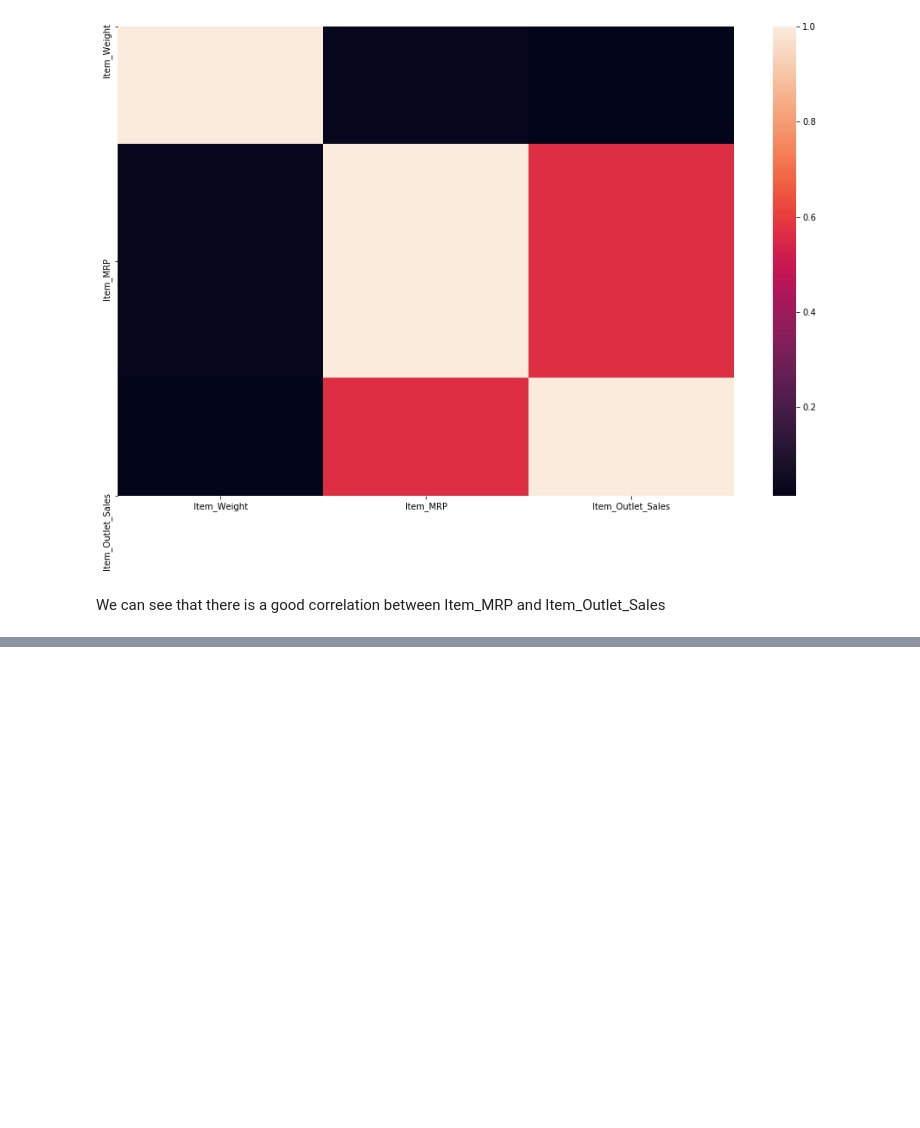
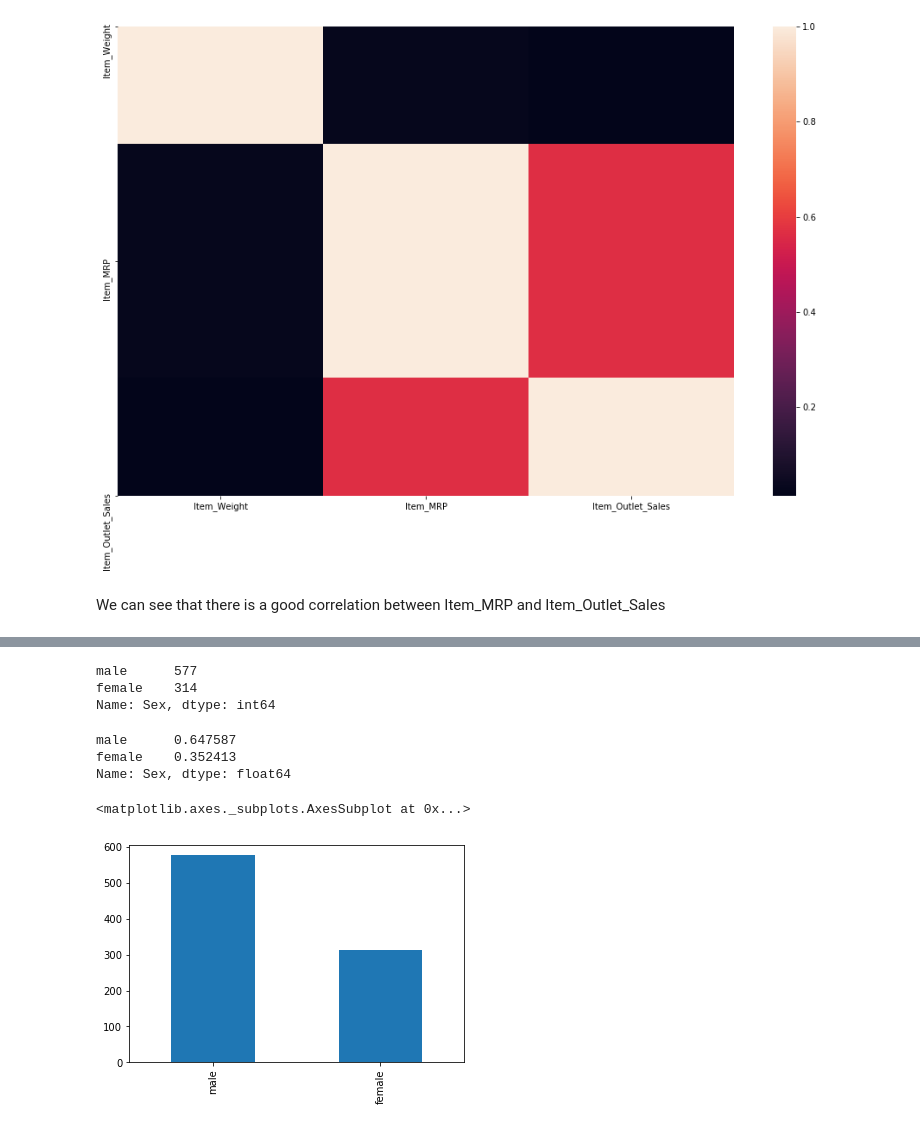
Before and after one commit to sntshred/DataScience, a Jupyter notebook: Operators.ipynb, the cells around one changed output, grey strips where cells are left out. Saved outputs shown, nothing was run; the diff lists cells and outputs as text; code cells hidden in the pictures; blank space fills up the shorter version.

```diff
--- a/Operators.ipynb
+++ b/Operators.ipynb
@@ -1475,0 +1735,2 @@ We can see that there is a good correlation between Item_MRP and Item_Outlet_Sal
+# %%
+file = pd.read_csv('./iris/train.csv')
@@ -1475,0 +1773,22 @@ We can see that there is a good correlation between Item_MRP and Item_Outlet_Sal
+# %%
+# Creating frequency table for categorical variable sex
+file['Sex'].value_counts()
+# %% [output]
+male      577
+female    314
+Name: Sex, dtype: int64
+# %%
+# Creating percentage from frequencies
+
+file['Sex'].value_counts()/len(file['Sex'])
+# %% [output]
+male      0.647587
+female    0.352413
+Name: Sex, dtype: float64
+# %%
+# Creating a bar plot for sex frequencies
+
+file['Sex'].value_counts().plot.bar()
+# %% [output]
+<matplotlib.axes._subplots.AxesSubplot at 0x...>
+[figure, added]
```
Also changed, not shown: parts of 31 cells of this notebook, 3 other files.
